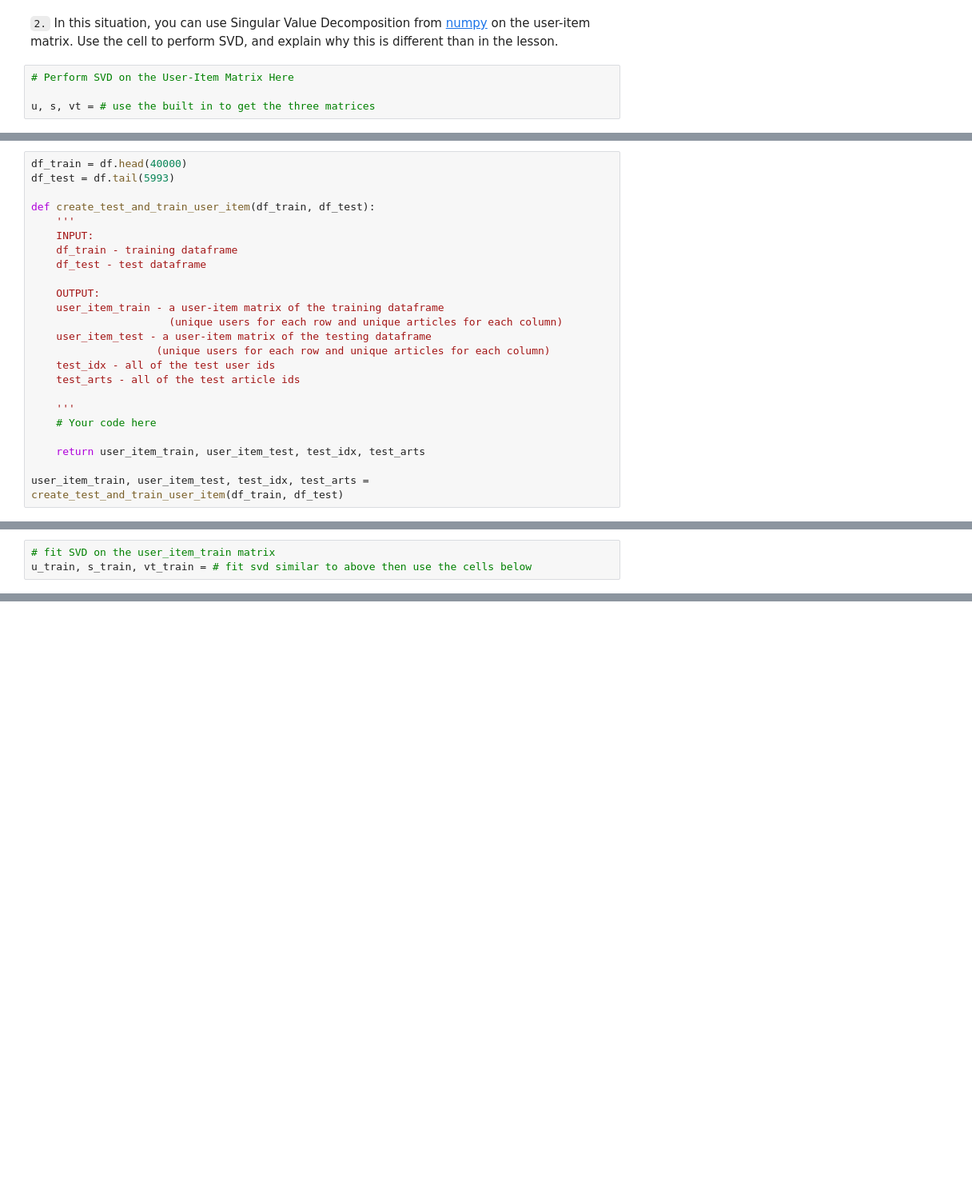
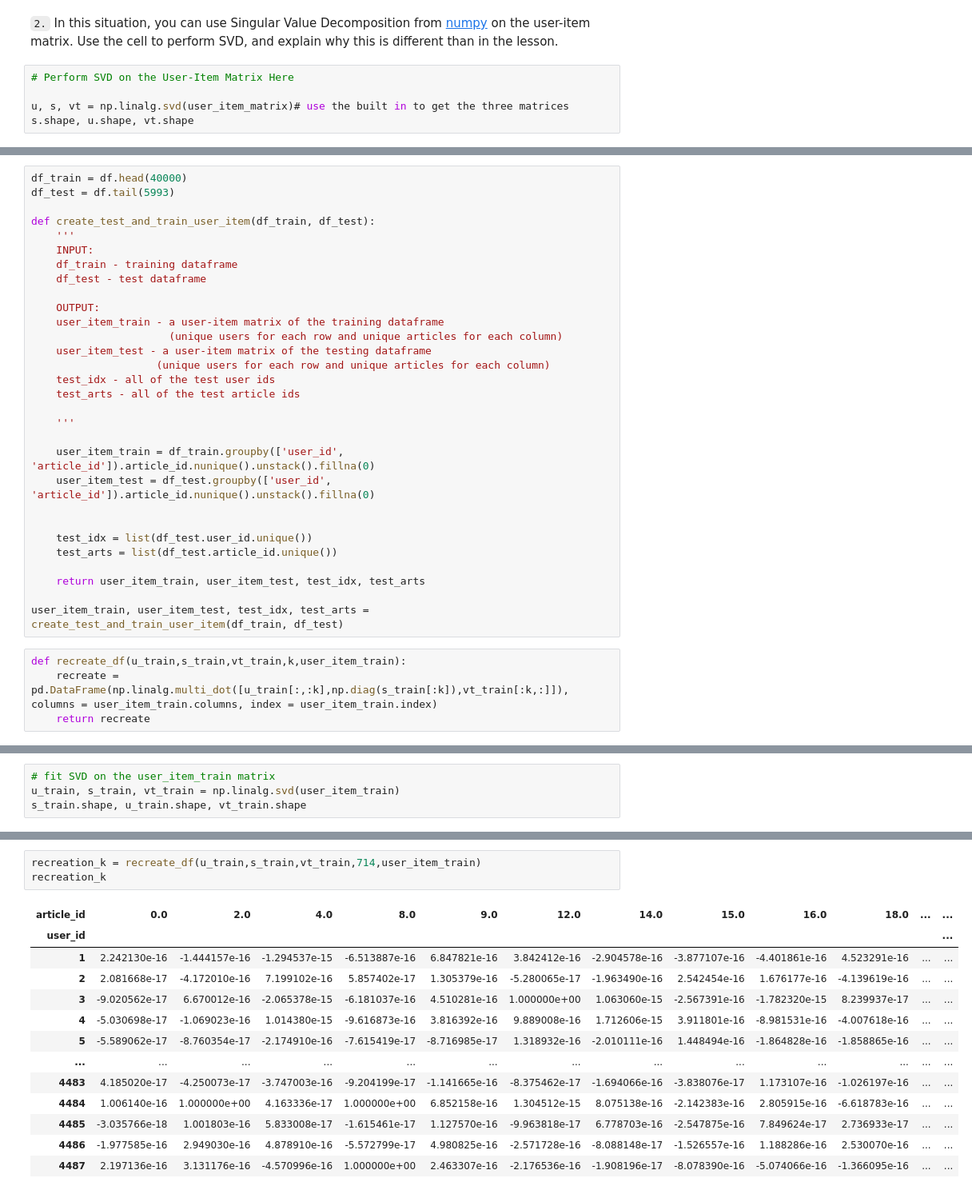
Before and after one commit to paul-stubley/Udacity, a Jupyter notebook: Project_4__Recommendation_Engines/Recommendations_with_IBM.ipynb, the cells around one changed output, grey strips where cells are left out. Shown: that part at 80% size. Drawn from its saved outputs; the diff is of its cells as text; blank space fills up the shorter version.

```diff
--- a/Project_4__Recommendation_Engines/Recommendations_with_IBM.ipynb
+++ b/Project_4__Recommendation_Engines/Recommendations_with_IBM.ipynb
@@ -663,4 +730,5 @@ user_item_matrix.head()
 # %%
 # Perform SVD on the User-Item Matrix Here
 
-u, s, vt = # use the built in to get the three matrices
+u, s, vt = np.linalg.svd(user_item_matrix)# use the built in to get the three matrices
+s.shape, u.shape, vt.shape
@@ -719,8 +792,18 @@ def create_test_and_train_user_item(df_train, df_test):
     test_arts - all of the test article ids
 
     '''
-    # Your code here
+
+    user_item_train = df_train.groupby(['user_id', 'article_id']).article_id.nunique().unstack().fillna(0)
+    user_item_test = df_test.groupby(['user_id', 'article_id']).article_id.nunique().unstack().fillna(0)
+
+
+    test_idx = list(df_test.user_id.unique())
+    test_arts = list(df_test.article_id.unique())
 
     return user_item_train, user_item_test, test_idx, test_arts
 
 user_item_train, user_item_test, test_idx, test_arts = create_test_and_train_user_item(df_train, df_test)
+# %%
+def recreate_df(u_train,s_train,vt_train,k,user_item_train):
+    recreate = pd.DataFrame(np.linalg.multi_dot([u_train[:,:k],np.diag(s_train[:k]),vt_train[:k,:]]), columns = user_item_train.columns, index = user_item_train.index)
+    return recreate
@@ -746,4 +882,5 @@ t.sol_4_test(sol_4_dict)
 Use the cells below to explore how well SVD works towards making predictions for recommendations on the test data.
 # %%
 # fit SVD on the user_item_train matrix
-u_train, s_train, vt_train = # fit svd similar to above then use the cells below
+u_train, s_train, vt_train = np.linalg.svd(user_item_train)
+s_train.shape, u_train.shape, vt_train.shape
@@ -752,0 +889,17 @@ u_train, s_train, vt_train = # fit svd similar to above then use the cells below
+# %%
+recreation_k = recreate_df(u_train,s_train,vt_train,714,user_item_train)
+recreation_k
+# %% [output]
+| article_id | 0.0 | 2.0 | 4.0 | 8.0 | 9.0 | 12.0 | 14.0 | 15.0 | 16.0 | 18.0 | ... | ... |
+| user_id |  |  |  |  |  |  |  |  |  |  |  | ... |
+| 1 | 2.242130e-16 | -1.444157e-16 | -1.294537e-15 | -6.513887e-16 | 6.847821e-16 | 3.842412e-16 | -2.904578e-16 | -3.877107e-16 | -4.401861e-16 | 4.523291e-16 | ... | ... |
+| 2 | 2.081668e-17 | -4.172010e-16 | 7.199102e-16 | 5.857402e-17 | 1.305379e-16 | -5.280065e-17 | -1.963490e-16 | 2.542454e-16 | 1.676177e-16 | -4.139619e-16 | ... | ... |
+| 3 | -9.020562e-17 | 6.670012e-16 | -2.065378e-15 | -6.181037e-16 | 4.510281e-16 | 1.000000e+00 | 1.063060e-15 | -2.567391e-16 | -1.782320e-15 | 8.239937e-17 | ... | ... |
+| 4 | -5.030698e-17 | -1.069023e-16 | 1.014380e-15 | -9.616873e-16 | 3.816392e-16 | 9.889008e-16 | 1.712606e-15 | 3.911801e-16 | -8.981531e-16 | -4.007618e-16 | ... | ... |
+| 5 | -5.589062e-17 | -8.760354e-17 | -2.174910e-16 | -7.615419e-17 | -8.716985e-17 | 1.318932e-16 | -2.010111e-16 | 1.448494e-16 | -1.864828e-16 | -1.858865e-16 | ... | ... |
+| ... | ... | ... | ... | ... | ... | ... | ... | ... | ... | ... | ... | ... |
+| 4483 | 4.185020e-17 | -4.250073e-17 | -3.747003e-16 | -9.204199e-17 | -1.141665e-16 | -8.375462e-17 | -1.694066e-16 | -3.838076e-17 | 1.173107e-16 | -1.026197e-16 | ... | ... |
+| 4484 | 1.006140e-16 | 1.000000e+00 | 4.163336e-17 | 1.000000e+00 | 6.852158e-16 | 1.304512e-15 | 8.075138e-16 | -2.142383e-16 | 2.805915e-16 | -6.618783e-16 | ... | ... |
+| 4485 | -3.035766e-18 | 1.001803e-16 | 5.833008e-17 | -1.615461e-17 | 1.127570e-16 | -9.963818e-17 | 6.778703e-16 | -2.547875e-16 | 7.849624e-17 | 2.736933e-17 | ... | ... |
+| 4486 | -1.977585e-16 | 2.949030e-16 | 4.878910e-16 | -5.572799e-17 | 4.980825e-16 | -2.571728e-16 | -8.088148e-17 | -1.526557e-16 | 1.188286e-16 | 2.530070e-16 | ... | ... |
+| 4487 | 2.197136e-16 | 3.131176e-16 | -4.570996e-16 | 1.000000e+00 | 2.463307e-16 | -2.176536e-16 | -1.908196e-17 | -8.078390e-16 | -5.074066e-16 | -1.366095e-16 | ... | ... |
```
Also changed, not shown: parts of 43 cells of this notebook, 1 other file.
